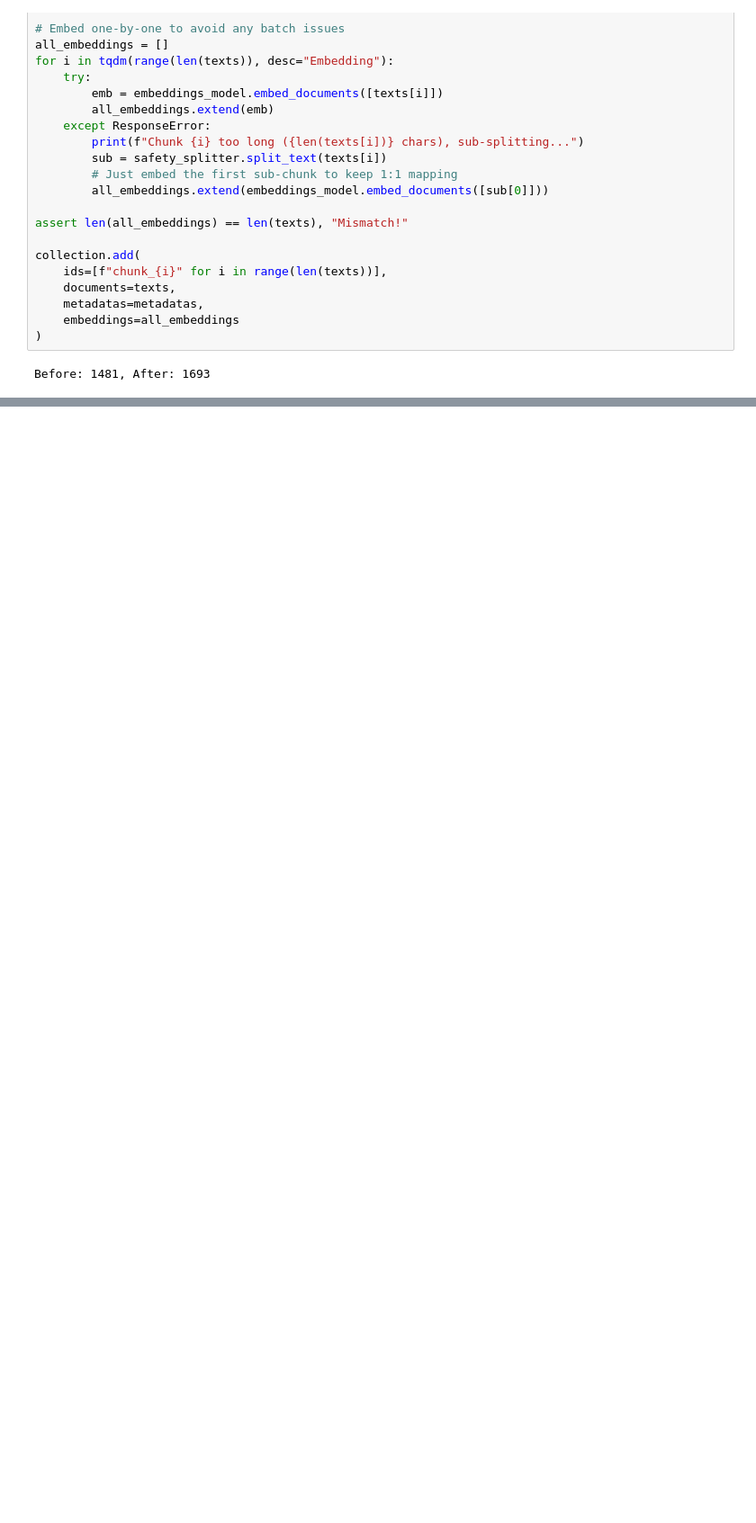
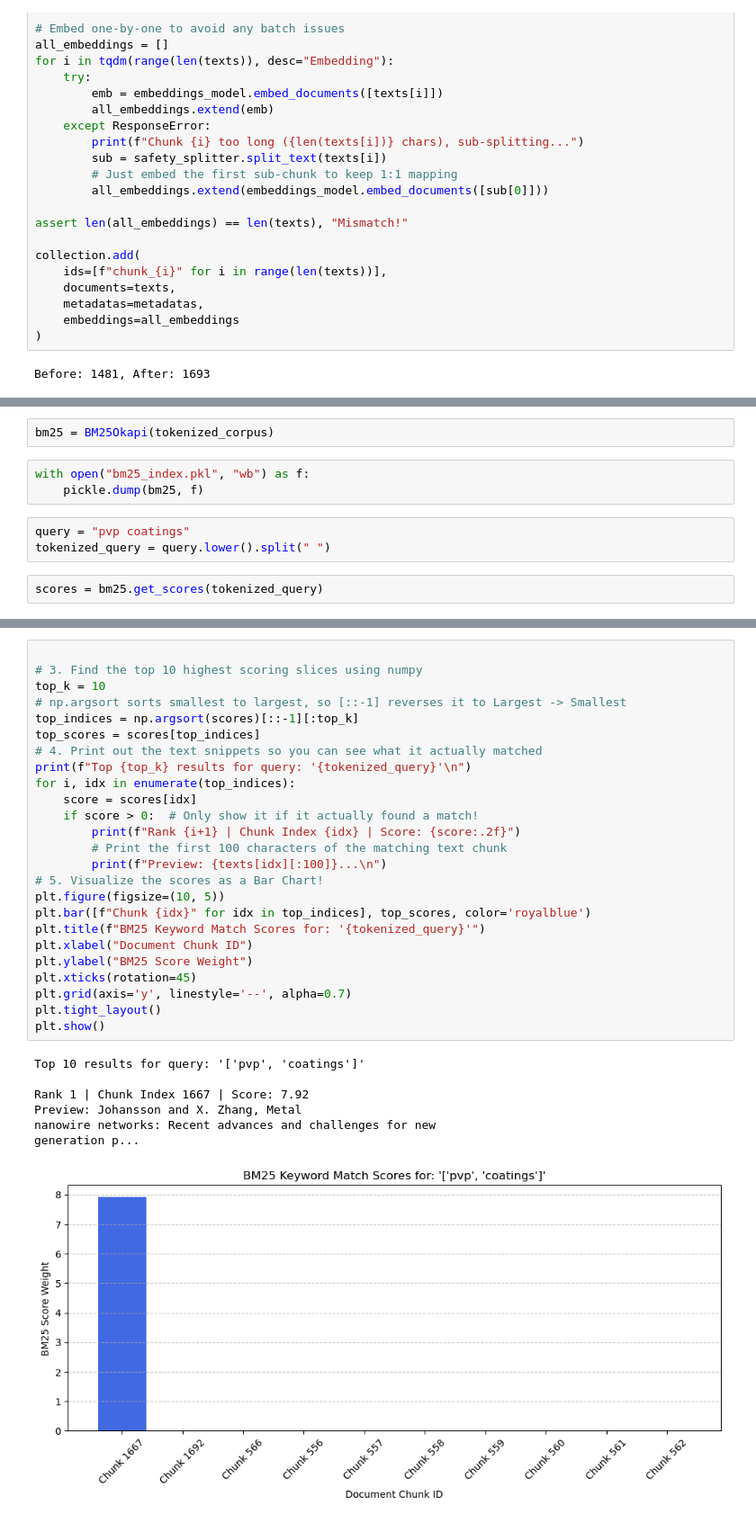
Before and after one commit to mukims/NLP_rag_p1, a Jupyter notebook: test.ipynb, the cells around one changed output, grey strips where cells are left out. Shown at 90% size. Drawn from its saved outputs; the diff is of its cells as text; blank space fills up the shorter version.

Commit message:
feat: Implement BM25 retrieval for document ranking and increase parallel chunking workers.

```diff
--- a/test.ipynb
+++ b/test.ipynb
@@ -188,0 +191,10 @@ Before: 1481, After: 1693
+# %%
+bm25 = BM25Okapi(tokenized_corpus)
+# %%
+with open("bm25_index.pkl", "wb") as f:
+    pickle.dump(bm25, f)
+# %%
+query = "pvp coatings"
+tokenized_query = query.lower().split(" ")
+# %%
+scores = bm25.get_scores(tokenized_query)
@@ -188,0 +207,33 @@ Before: 1481, After: 1693
+# %%
+
+# 3. Find the top 10 highest scoring slices using numpy
+top_k = 10
+# np.argsort sorts smallest to largest, so [::-1] reverses it to Largest -> Smallest
+top_indices = np.argsort(scores)[::-1][:top_k]
+top_scores = scores[top_indices]
+# 4. Print out the text snippets so you can see what it actually matched
+print(f"Top {top_k} results for query: '{tokenized_query}'\n")
+for i, idx in enumerate(top_indices):
+    score = scores[idx]
+    if score > 0:  # Only show it if it actually found a match!
+        print(f"Rank {i+1} | Chunk Index {idx} | Score: {score:.2f}")
+        # Print the first 100 characters of the matching text chunk
+        print(f"Preview: {texts[idx][:100]}...\n")
+# 5. Visualize the scores as a Bar Chart!
+plt.figure(figsize=(10, 5))
+plt.bar([f"Chunk {idx}" for idx in top_indices], top_scores, color='royalblue')
+plt.title(f"BM25 Keyword Match Scores for: '{tokenized_query}'")
+plt.xlabel("Document Chunk ID")
+plt.ylabel("BM25 Score Weight")
+plt.xticks(rotation=45)
+plt.grid(axis='y', linestyle='--', alpha=0.7)
+plt.tight_layout()
+plt.show()
+# %% [output]
+Top 10 results for query: '['pvp', 'coatings']'
+
+Rank 1 | Chunk Index 1667 | Score: 7.92
+Preview: Johansson and X. Zhang, Metal
+nanowire networks: Recent advances and challenges for new
+generation p...
+[figure, added]
```
Also changed, not shown: parts of 10 cells of this notebook, 4 other files.
